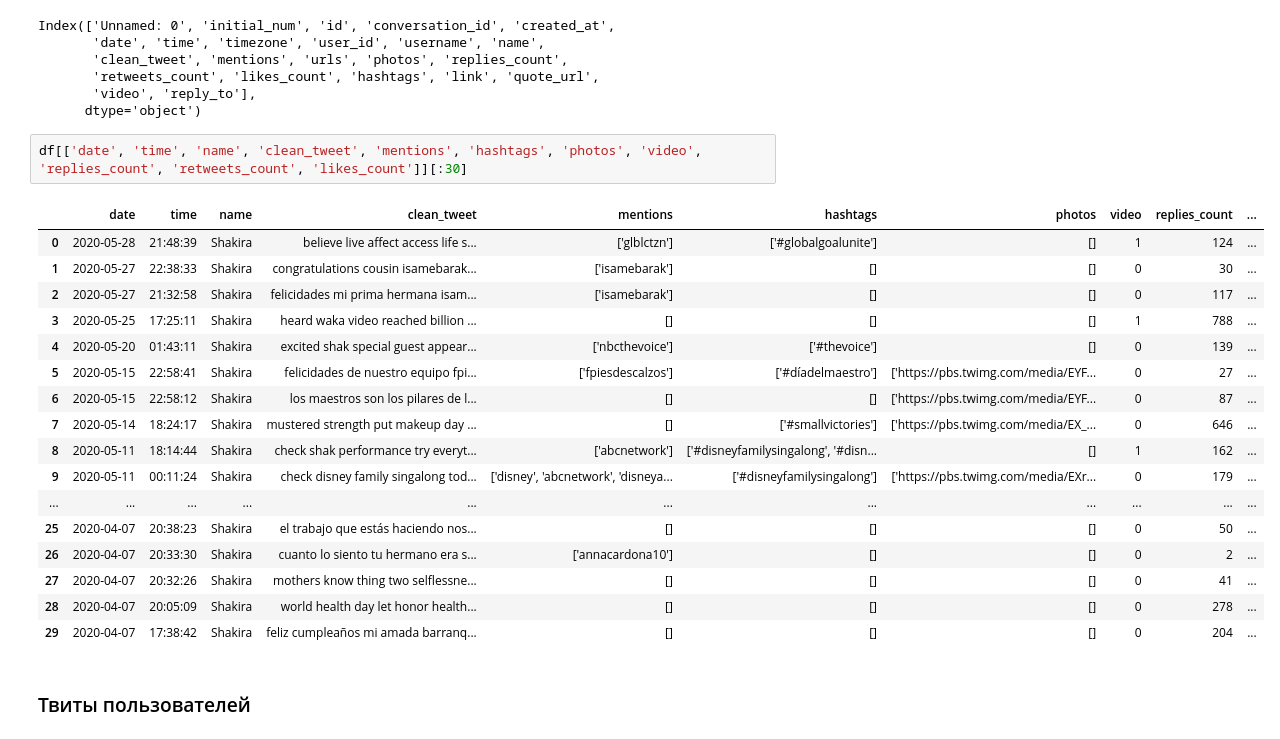
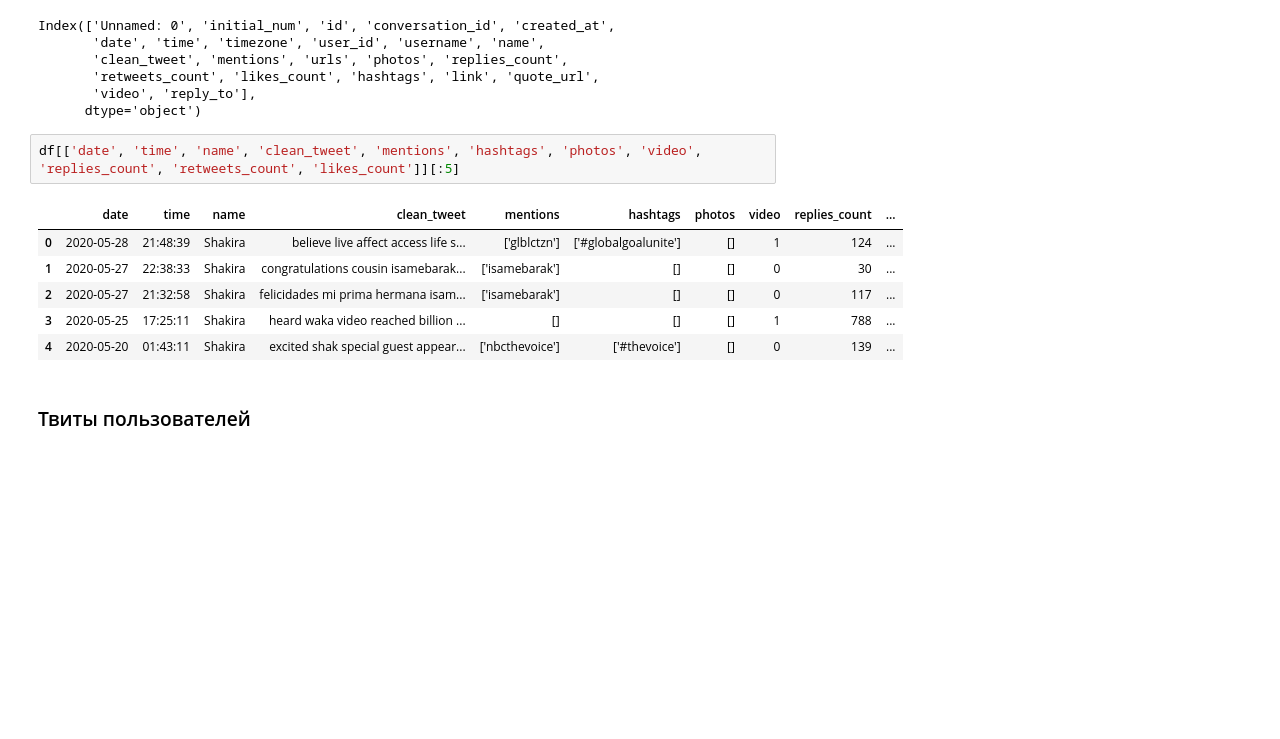
Before and after one commit to ladalada/Information_Search, a Jupyter notebook: notebooks/2.ExploratoryDataAnalysis.ipynb, the cells around one changed output. Drawn from its saved outputs; the diff is of its cells as text; blank space fills up the shorter version.

```diff
--- a/notebooks/2.ExploratoryDataAnalysis.ipynb
+++ b/notebooks/2.ExploratoryDataAnalysis.ipynb
@@ -41,25 +41,14 @@ Index(['Unnamed: 0', 'initial_num', 'id', 'conversation_id', 'created_at',
        'video', 'reply_to'],
       dtype='object')
 # %%
-df[['date', 'time', 'name', 'clean_tweet', 'mentions', 'hashtags', 'photos', 'video', 'replies_count', 'retweets_count', 'likes_count']][:30]
+df[['date', 'time', 'name', 'clean_tweet', 'mentions', 'hashtags', 'photos', 'video', 'replies_count', 'retweets_count', 'likes_count']][:5]
 # %% [output]
 |  | date | time | name | clean_tweet | mentions | hashtags | photos | video | replies_count | ... |
 | 0 | 2020-05-28 | 21:48:39 | Shakira | believe live affect access life s... | ['glblctzn'] | ['#globalgoalunite'] | [] | 1 | 124 | ... |
 | 1 | 2020-05-27 | 22:38:33 | Shakira | congratulations cousin isamebarak... | ['isamebarak'] | [] | [] | 0 | 30 | ... |
 | 2 | 2020-05-27 | 21:32:58 | Shakira | felicidades mi prima hermana isam... | ['isamebarak'] | [] | [] | 0 | 117 | ... |
 | 3 | 2020-05-25 | 17:25:11 | Shakira | heard waka video reached billion ... | [] | [] | [] | 1 | 788 | ... |
 | 4 | 2020-05-20 | 01:43:11 | Shakira | excited shak special guest appear... | ['nbcthevoice'] | ['#thevoice'] | [] | 0 | 139 | ... |
-| 5 | 2020-05-15 | 22:58:41 | Shakira | felicidades de nuestro equipo fpi... | ['fpiesdescalzos'] | ['#díadelmaestro'] | ['https://pbs.twimg.com/media/EYF... | 0 | 27 | ... |
-| 6 | 2020-05-15 | 22:58:12 | Shakira | los maestros son los pilares de l... | [] | [] | ['https://pbs.twimg.com/media/EYF... | 0 | 87 | ... |
-| 7 | 2020-05-14 | 18:24:17 | Shakira | mustered strength put makeup day ... | [] | ['#smallvictories'] | ['https://pbs.twimg.com/media/EX_... | 0 | 646 | ... |
-| 8 | 2020-05-11 | 18:14:44 | Shakira | check shak performance try everyt... | ['abcnetwork'] | ['#disneyfamilysingalong', '#disn... | [] | 1 | 162 | ... |
-| 9 | 2020-05-11 | 00:11:24 | Shakira | check disney family singalong tod... | ['disney', 'abcnetwork', 'disneya... | ['#disneyfamilysingalong'] | ['https://pbs.twimg.com/media/EXr... | 0 | 179 | ... |
-| ... | ... | ... | ... | ... | ... | ... | ... | ... | ... | ... |
-| 25 | 2020-04-07 | 20:38:23 | Shakira | el trabajo que estás haciendo nos... | [] | [] | [] | 0 | 50 | ... |
-| 26 | 2020-04-07 | 20:33:30 | Shakira | cuanto lo siento tu hermano era s... | ['annacardona10'] | [] | [] | 0 | 2 | ... |
-| 27 | 2020-04-07 | 20:32:26 | Shakira | mothers know thing two selflessne... | [] | [] | [] | 0 | 41 | ... |
-| 28 | 2020-04-07 | 20:05:09 | Shakira | world health day let honor health... | [] | [] | [] | 0 | 278 | ... |
-| 29 | 2020-04-07 | 17:38:42 | Shakira | feliz cumpleaños mi amada barranq... | [] | [] | [] | 0 | 204 | ... |
 # %% [markdown]
 ### Твиты пользователей
 # %%
```
